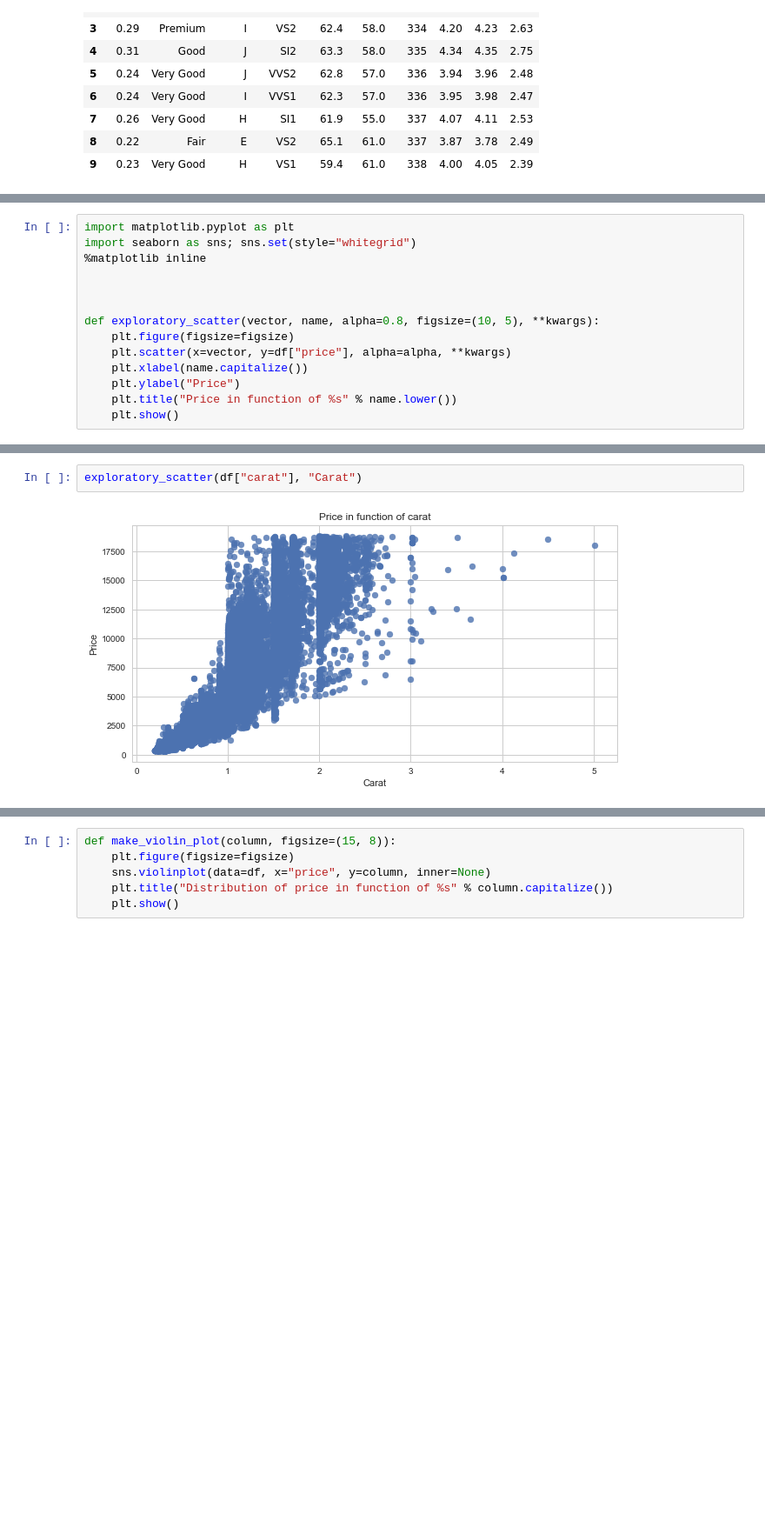
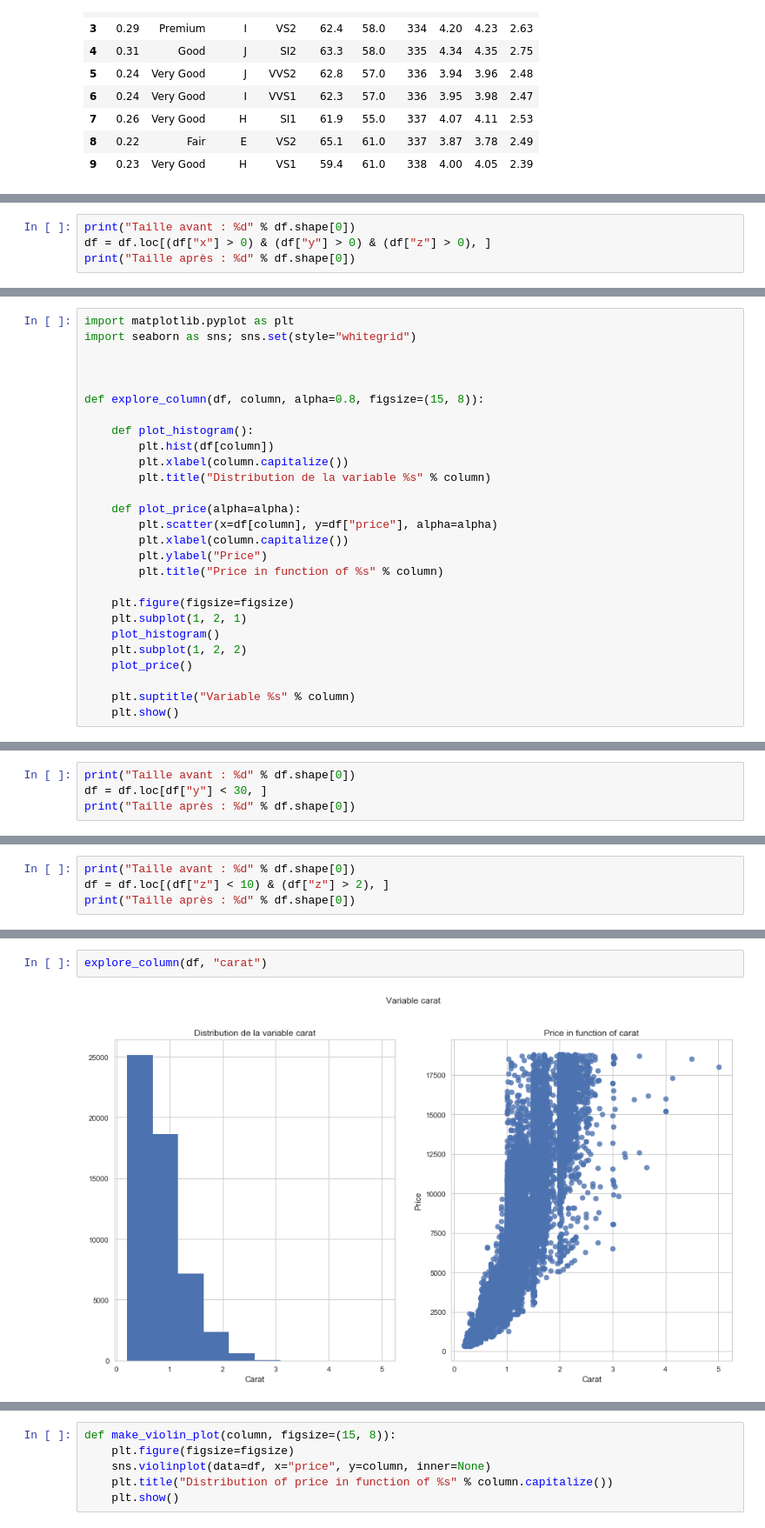
Before and after one commit to theo-lq/ML-IF-STIN, a Jupyter notebook: TP/TP1 - Diamants.ipynb, the cells around one changed output, grey strips where cells are left out. Shown at 87% size. Saved outputs shown, nothing was run; the diff lists cells and outputs as text; blank space fills up the shorter version.

```diff
--- a/TP/TP1 - Diamants.ipynb
+++ b/TP/TP1 - Diamants.ipynb
@@ -58,0 +91,4 @@ Nous devons donc avoir un travail différencié.
+# %%
+print("Taille avant : %d" % df.shape[0])
+df = df.loc[(df["x"] > 0) & (df["y"] > 0) & (df["z"] > 0), ]
+print("Taille après : %d" % df.shape[0])
@@ -59,14 +116,27 @@ Nous devons donc avoir un travail différencié.
 # %%
 import matplotlib.pyplot as plt
 import seaborn as sns; sns.set(style="whitegrid")
-%matplotlib inline
 
 
 
-def exploratory_scatter(vector, name, alpha=0.8, figsize=(10, 5), **kwargs):
+def explore_column(df, column, alpha=0.8, figsize=(15, 8)):
+
+    def plot_histogram():
+        plt.hist(df[column])
+        plt.xlabel(column.capitalize())
+        plt.title("Distribution de la variable %s" % column)
+
+    def plot_price(alpha=alpha):
+        plt.scatter(x=df[column], y=df["price"], alpha=alpha)
+        plt.xlabel(column.capitalize())
+        plt.ylabel("Price")
+        plt.title("Price in function of %s" % column)
+
     plt.figure(figsize=figsize)
-    plt.scatter(x=vector, y=df["price"], alpha=alpha, **kwargs)
-    plt.xlabel(name.capitalize())
-    plt.ylabel("Price")
-    plt.title("Price in function of %s" % name.lower())
+    plt.subplot(1, 2, 1)
+    plot_histogram()
+    plt.subplot(1, 2, 2)
+    plot_price()
+
+    plt.suptitle("Variable %s" % column)
     plt.show()
@@ -74,0 +149,4 @@ La fonction que nous venons de définir nous permet de visualiser la relation en
+# %%
+print("Taille avant : %d" % df.shape[0])
+df = df.loc[df["y"] < 30, ]
+print("Taille après : %d" % df.shape[0])
@@ -74,0 +171,4 @@ La fonction que nous venons de définir nous permet de visualiser la relation en
+# %%
+print("Taille avant : %d" % df.shape[0])
+df = df.loc[(df["z"] < 10) & (df["z"] > 2), ]
+print("Taille après : %d" % df.shape[0])
@@ -75,4 +185,4 @@ La fonction que nous venons de définir nous permet de visualiser la relation en
 # %%
-exploratory_scatter(df["carat"], "Carat")
+explore_column(df, "carat")
 # %% [output]
-[figure, old version]
+[figure, new version]
```
Also changed, not shown: parts of 64 cells of this notebook, 2 other files.
